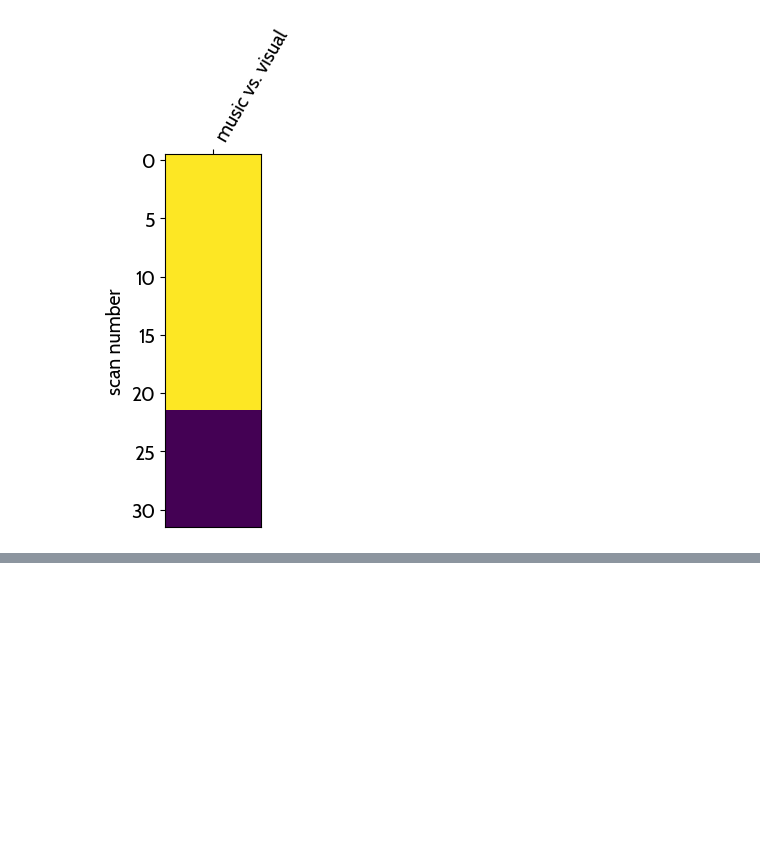
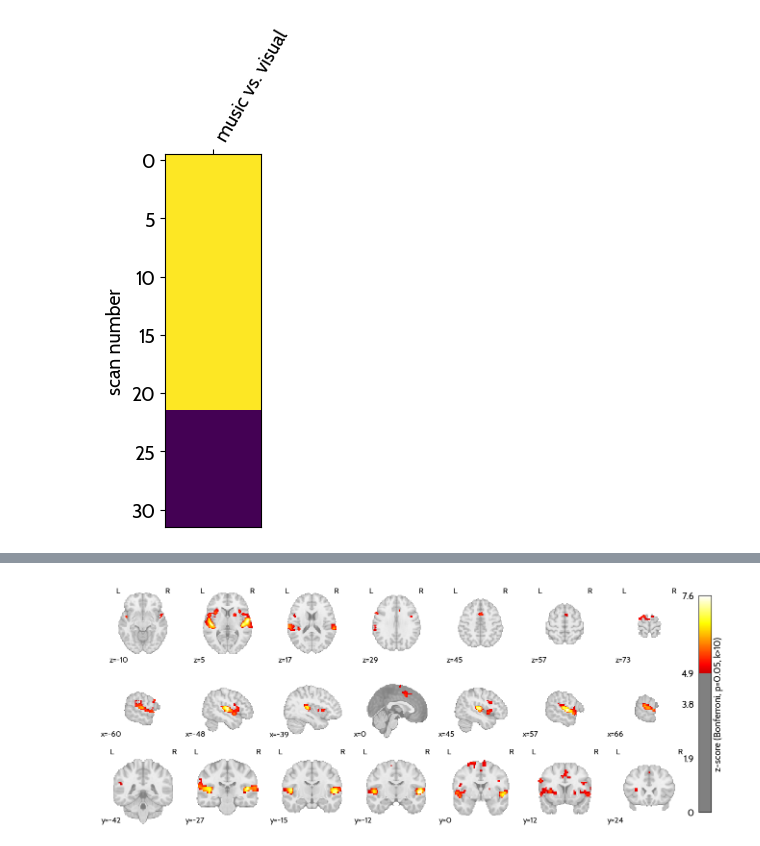
Before and after one commit to CIBIT-UC/musicnf-novelinterface, a Jupyter notebook: scripts/glm/CompareToVisual.ipynb, the cells around one changed output, grey strips where cells are left out. Cells and saved outputs as stored; diff of their text form; code cells hidden in the pictures; blank space fills up the shorter version.

```diff
--- a/scripts/glm/CompareToVisual.ipynb
+++ b/scripts/glm/CompareToVisual.ipynb
@@ -133,0 +135,7 @@ table
+# %%
+P_MV = plotting.plot_stat_map(corrected_map, threshold=thres, colorbar=True, draw_cross=False, display_mode='mosaic')
+
+# Add colorbar text
+P_MV._cbar.set_label('z-score (Bonferroni, p=0.05, k>10)')
+# %% [output]
+[figure, added]
```
Also changed, not shown: parts of 4 cells of this notebook, 5 other files.
